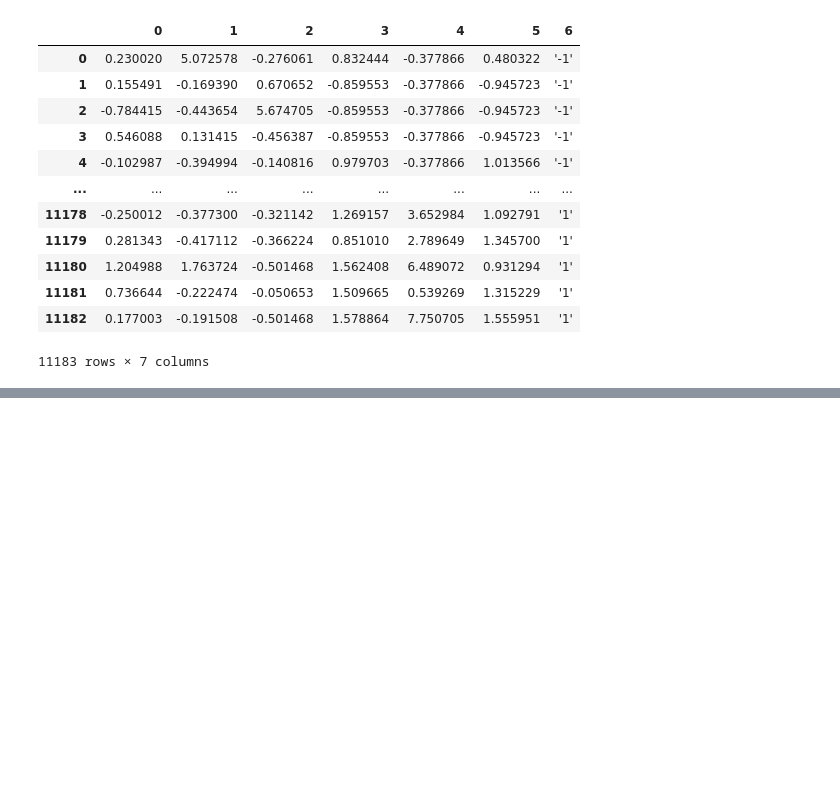
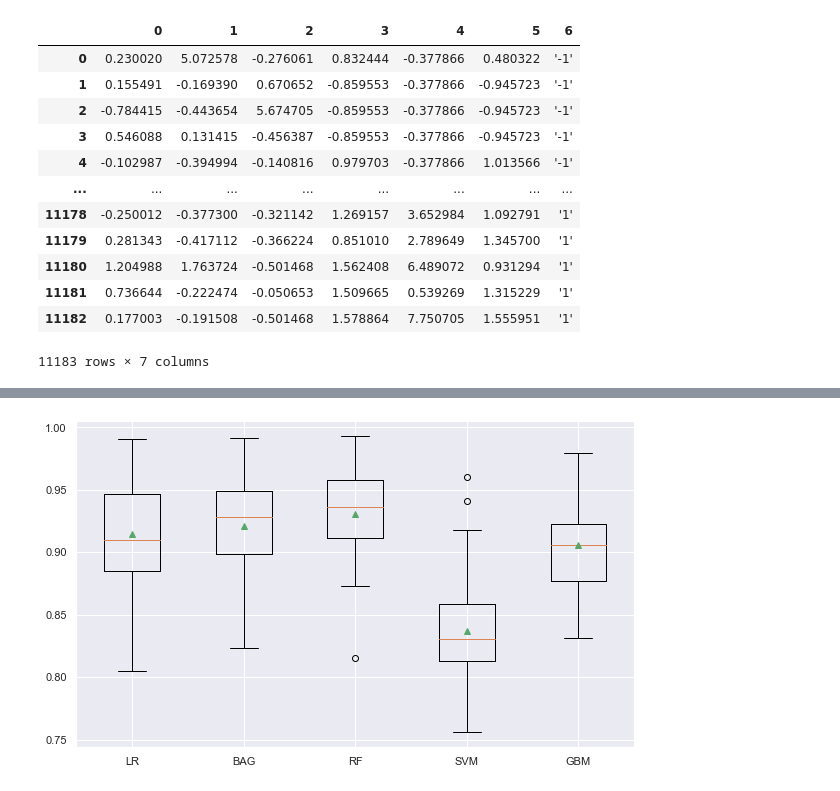
Before and after one commit to giordafrancis/imbalanced-learning, a Jupyter notebook: _P6_Microcalcification_Classification.ipynb, the cells around one changed output, grey strips where cells are left out. Cells and saved outputs as stored; diff of their text form; code cells hidden in the pictures; blank space fills up the shorter version.

```diff
--- a/_P6_Microcalcification_Classification.ipynb
+++ b/_P6_Microcalcification_Classification.ipynb
@@ -93,7 +100,7 @@ data
 11183 rows × 7 columns
 # %%
 def load_dataset(full_path):
-    df = pd.read_csv(full_path, index_col=0)
+    df = pd.read_csv(full_path)
     X, y =df.iloc[:,:-1], df.iloc[:,-1]
     y = LabelEncoder().fit_transform(y) #0, 1 encoding
     return X, y
@@ -115,0 +125,16 @@ Mean ROC AUC : 0.499 (0.012)
+# %%
+def get_models():
+    estimators_ensemble = 1000
+    models = {}
+    models['LR'] = LogisticRegression(solver='liblinear')
+    models['BAG'] = BaggingClassifier(n_estimators=estimators_ensemble)
+    models['RF'] = RandomForestClassifier(n_estimators=estimators_ensemble)
+    models['SVM'] = SVC(gamma='scale')
+    models['GBM'] = GradientBoostingClassifier(n_estimators=estimators_ensemble)
+    return models
+
+results = {}
+for name, model in get_models().items():
+    scores = evaluate_model(X=X, y=y, model=model)
+    results[name] = scores
+    print(f"->{name} {np.mean(scores):.3f} ({np.std(scores):.3f})")
@@ -115,0 +151,7 @@ Mean ROC AUC : 0.499 (0.012)
+# %%
+pyplot.figure(figsize=(10,6));
+pyplot.boxplot(x= results.values(), labels = results.keys(),
+               showmeans=True
+              );
+# %% [output]
+[figure, added]
```
Also changed, not shown: parts of 18 cells of this notebook, 2 other files.
